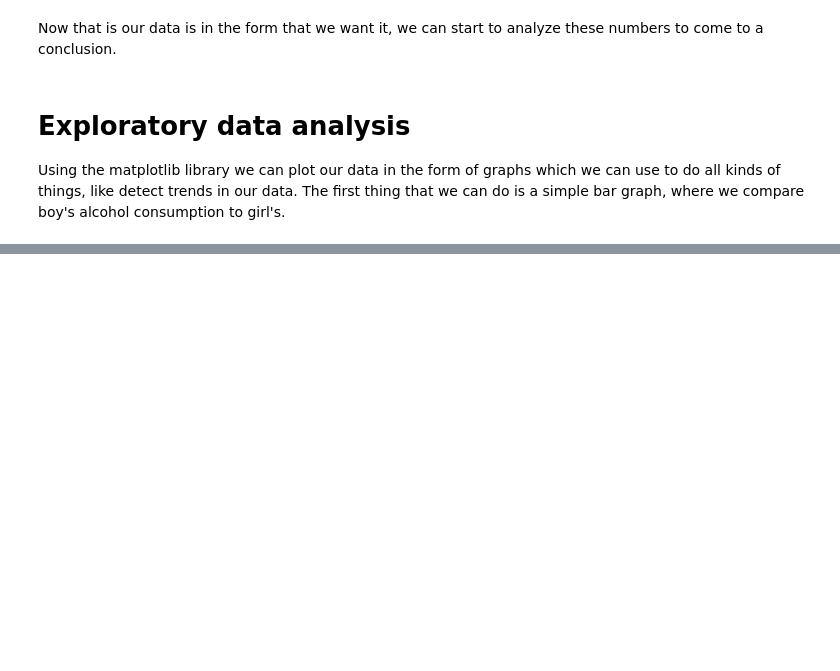
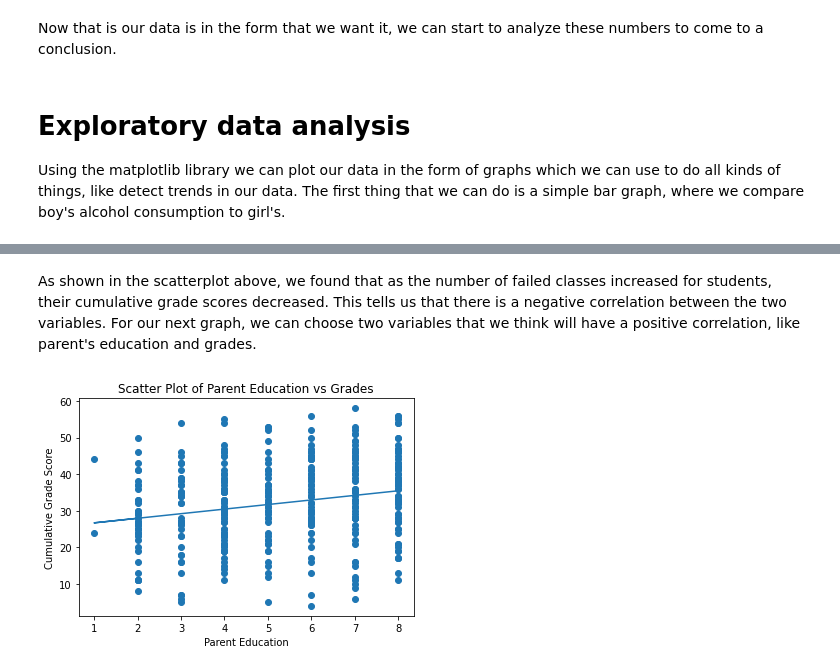
Before and after one commit to bencyi/ACaAP, a Jupyter notebook: final_proj_yi_babcock_tsypnyatov.ipynb, the cells around one changed output, grey strips where cells are left out. Saved outputs shown, nothing was run; the diff lists cells and outputs as text; code cells hidden in the pictures; blank space fills up the shorter version.

```diff
--- a/final_proj_yi_babcock_tsypnyatov.ipynb
+++ b/final_proj_yi_babcock_tsypnyatov.ipynb
@@ -180,0 +174,19 @@ plt.show()
+# %% [markdown]
+As shown in the scatterplot above, we found that as the number of failed classes increased for students, their cumulative grade scores decreased. This tells us that there is a negative correlation between the two variables. For our next graph, we can choose two variables that we think will have a positive correlation, like parent's education and grades.
+# %%
+data['parent_edu'] = 0;
+
+for index, row in data.iterrows():
+    data.at[index,'parent_edu'] = row['Medu']+ row['Fedu']
+
+
+m, b = np.polyfit(data['parent_edu'],data['grade_score'], 1)
+plt.plot(data['parent_edu'],m*data['parent_edu'] + b)
+plt.scatter(x=data['parent_edu'],y=data['grade_score'])
+plt.xlabel("Parent Education")
+plt.ylabel("Cumulative Grade Score")
+plt.title("Scatter Plot of Parent Education vs Grades")
+
+plt.show()
+# %% [output]
+[figure, added]
```
Also changed, not shown: parts of 9 cells of this notebook.
